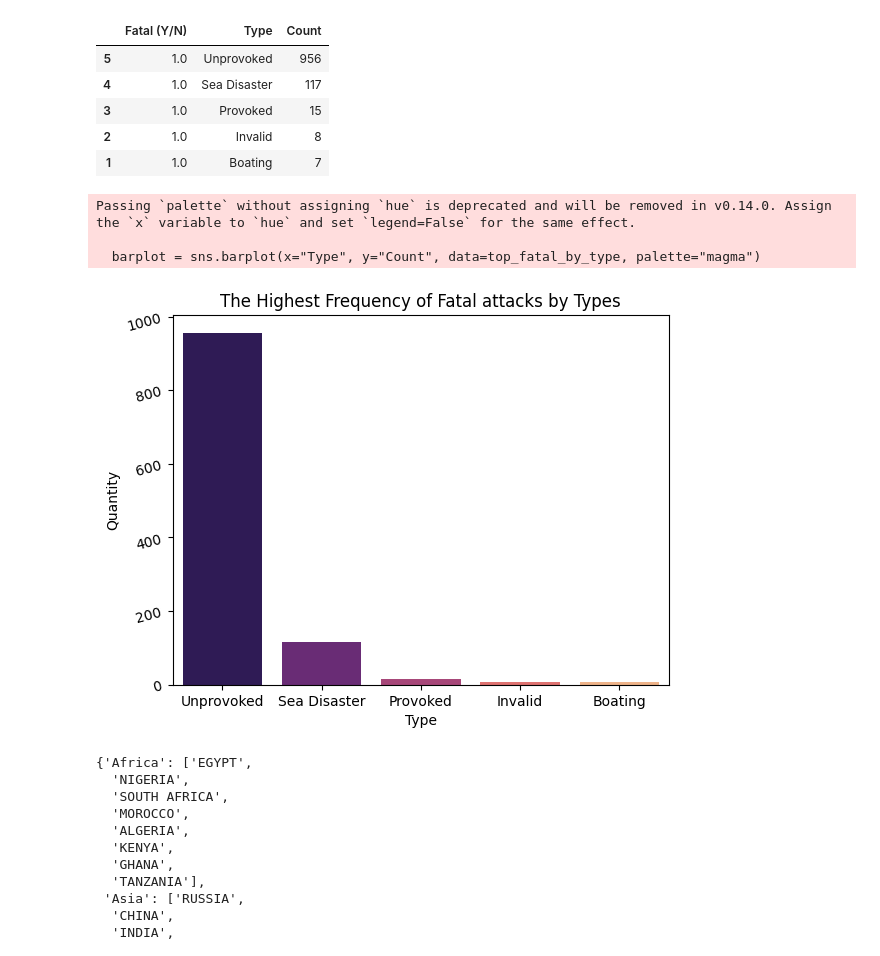
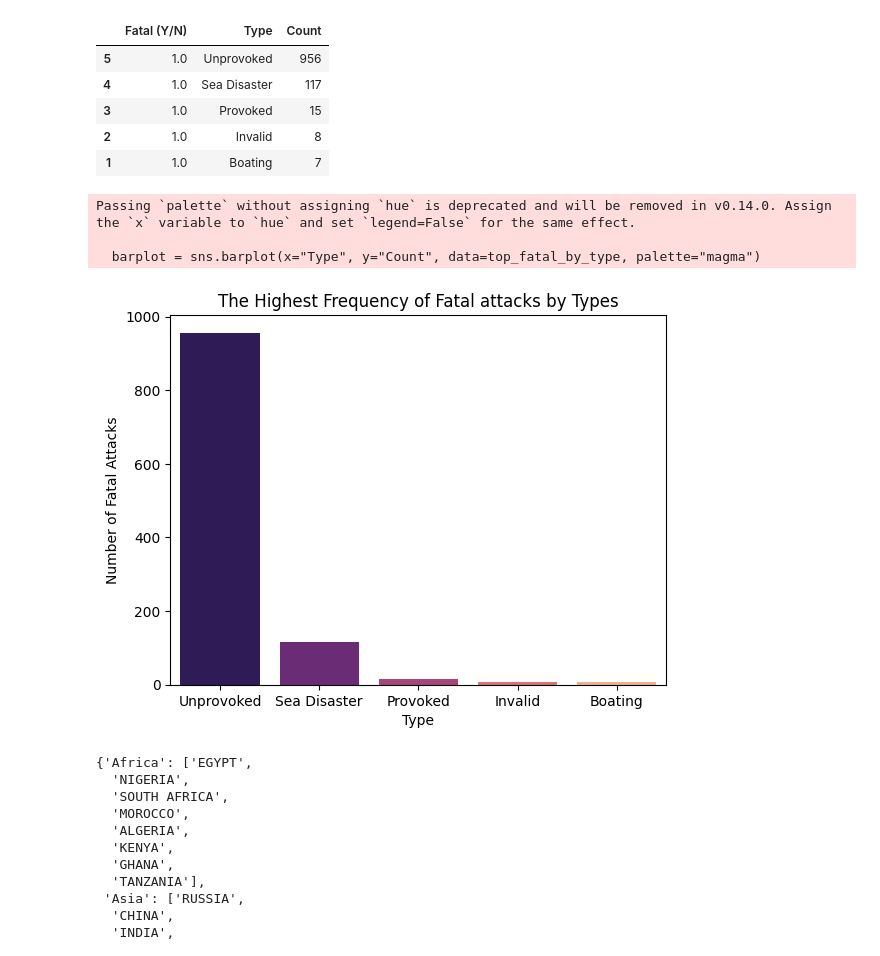
Before and after one commit to leoolessa/Project-one, a Jupyter notebook: test.ipynb, the cells around one changed output. Drawn from its saved outputs; the diff is of its cells as text; code cells hidden in the pictures.

```diff
--- a/test.ipynb
+++ b/test.ipynb
@@ -383,15 +383,14 @@ top_fatal_by_type
 # %%
 barplot = sns.barplot(x="Type", y="Count", data=top_fatal_by_type, palette="magma")
 plt.xlabel('Type')
-plt.ylabel('Quantity')
+plt.ylabel('Number of Fatal Attacks')
 plt.title('The Highest Frequency of Fatal attacks by Types')
-plt.yticks(rotation=15, ha='right')
 plt.show()
 # %% [output]
 Passing `palette` without assigning `hue` is deprecated and will be removed in v0.14.0. Assign the `x` variable to `hue` and set `legend=False` for the same effect.
 
   barplot = sns.barplot(x="Type", y="Count", data=top_fatal_by_type, palette="magma")
-[figure, old version]
+[figure, new version]
 # %%
 # Countries_by_continent
 
```
Also changed, not shown: parts of 7 cells of this notebook.
